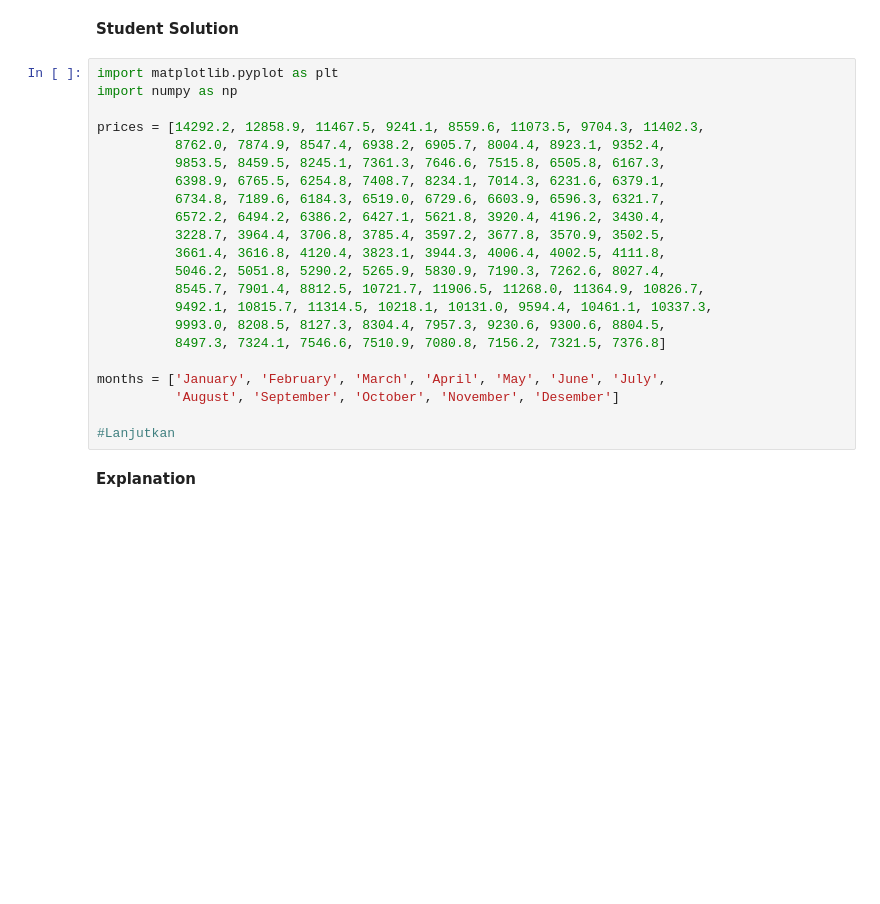
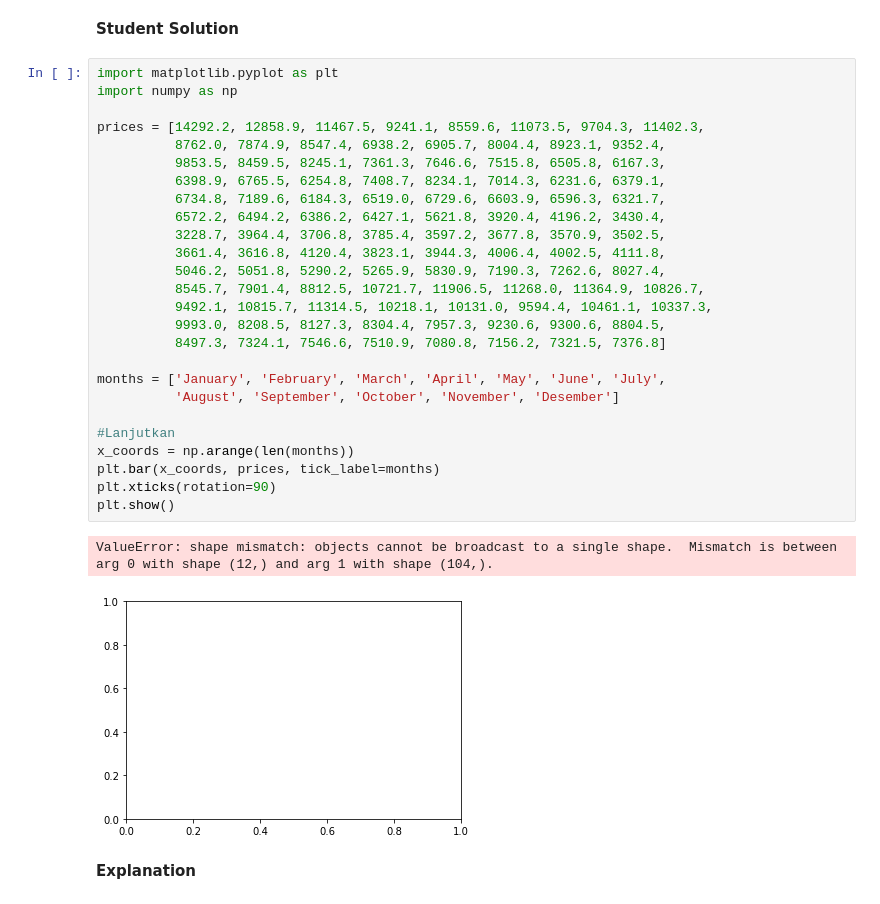
Before and after one commit to rifqicharisma/Belajar_Ai, a Jupyter notebook: Bisa Ai/Data Science/Topic 5 - Visualisasi Data/Data Visualizations.ipynb, the cells around one changed output. Drawn from its saved outputs; the diff is of its cells as text; blank space fills up the shorter version.

```diff
--- a/Bisa Ai/Data Science/Topic 5 - Visualisasi Data/Data Visualizations.ipynb
+++ b/Bisa Ai/Data Science/Topic 5 - Visualisasi Data/Data Visualizations.ipynb
@@ -793,25 +793,32 @@ We have a list of Bitcoin prices recorded at the end of each week (Sunday) in 20
 # %%
 import matplotlib.pyplot as plt
 import numpy as np
 
 prices = [14292.2, 12858.9, 11467.5, 9241.1, 8559.6, 11073.5, 9704.3, 11402.3,
           8762.0, 7874.9, 8547.4, 6938.2, 6905.7, 8004.4, 8923.1, 9352.4,
           9853.5, 8459.5, 8245.1, 7361.3, 7646.6, 7515.8, 6505.8, 6167.3,
           6398.9, 6765.5, 6254.8, 7408.7, 8234.1, 7014.3, 6231.6, 6379.1,
           6734.8, 7189.6, 6184.3, 6519.0, 6729.6, 6603.9, 6596.3, 6321.7,
           6572.2, 6494.2, 6386.2, 6427.1, 5621.8, 3920.4, 4196.2, 3430.4,
           3228.7, 3964.4, 3706.8, 3785.4, 3597.2, 3677.8, 3570.9, 3502.5,
           3661.4, 3616.8, 4120.4, 3823.1, 3944.3, 4006.4, 4002.5, 4111.8,
           5046.2, 5051.8, 5290.2, 5265.9, 5830.9, 7190.3, 7262.6, 8027.4,
           8545.7, 7901.4, 8812.5, 10721.7, 11906.5, 11268.0, 11364.9, 10826.7,
           9492.1, 10815.7, 11314.5, 10218.1, 10131.0, 9594.4, 10461.1, 10337.3,
           9993.0, 8208.5, 8127.3, 8304.4, 7957.3, 9230.6, 9300.6, 8804.5,
           8497.3, 7324.1, 7546.6, 7510.9, 7080.8, 7156.2, 7321.5, 7376.8]
 
 months = ['January', 'February', 'March', 'April', 'May', 'June', 'July',
           'August', 'September', 'October', 'November', 'Desember']
 
 #Lanjutkan
+x_coords = np.arange(len(months))
+plt.bar(x_coords, prices, tick_label=months)
+plt.xticks(rotation=90)
+plt.show()
+# %% [output]
+ValueError: shape mismatch: objects cannot be broadcast to a single shape.  Mismatch is between arg 0 with shape (12,) and arg 1 with shape (104,).
+[figure, added]
 # %% [markdown]
 **Explanation**
 # %% [markdown]
```
Also changed, not shown: parts of 7 cells of this notebook.
